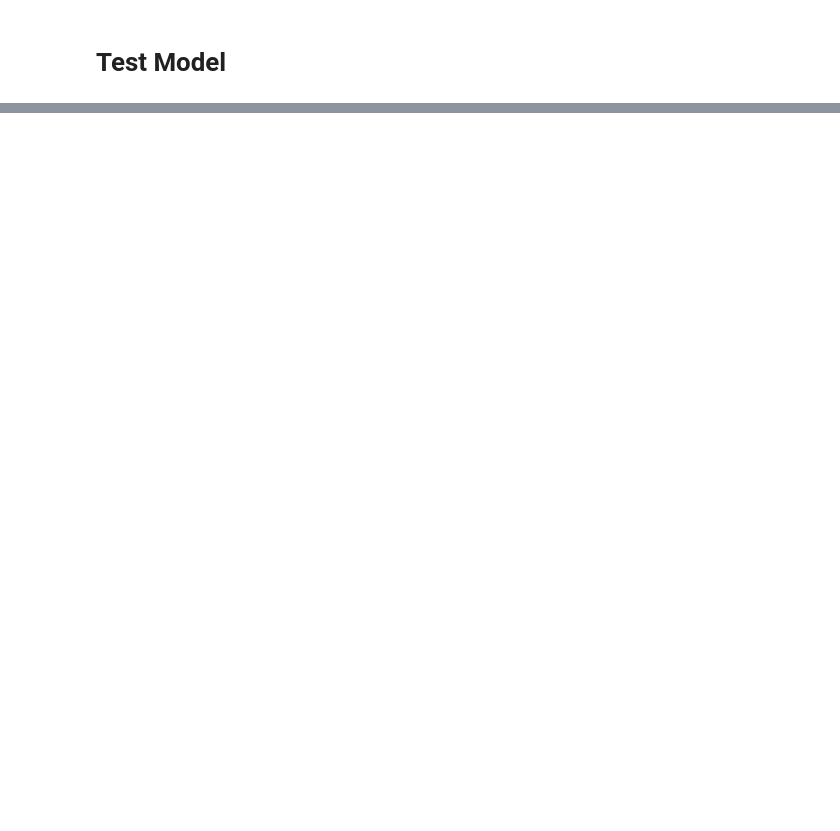
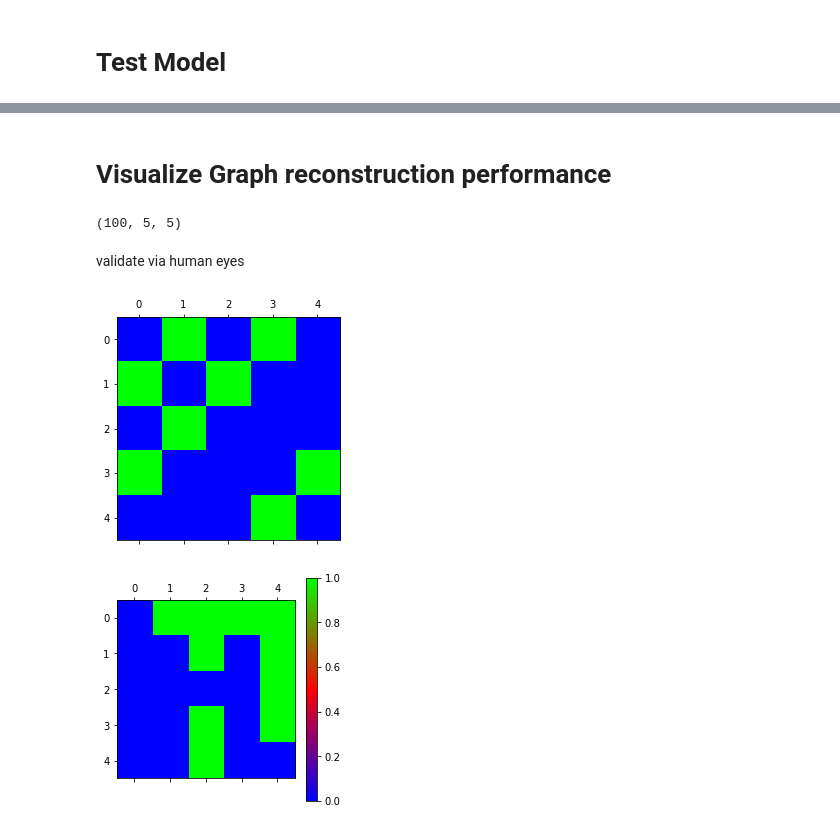
Before and after one commit to dayuyang1999/NRI_dup, a Jupyter notebook: train.ipynb, the cells around one changed output, grey strips where cells are left out. Cells and saved outputs as stored; diff of their text form; code cells hidden in the pictures; blank space fills up the shorter version.

```diff
--- a/train.ipynb
+++ b/train.ipynb
@@ -629,0 +848,2 @@ KeyboardInterrupt:
+# %% [markdown]
+# Visualize Graph reconstruction performance
@@ -629,0 +853,25 @@ KeyboardInterrupt:
+# %%
+num_atoms = 5
+# %%
+def add_diag(edges_train_single):
+    '''
+    edges_train_single: (20, ) nparray
+    '''
+    diag_idx = np.ravel_multi_index(np.where( np.eye(num_atoms)),[num_atoms, num_atoms])
+
+    added = np.insert(edges_train_single, diag_idx - range(0, diag_idx.shape[0]), 0, axis=0).reshape(num_atoms,num_atoms)
+
+    return added
+# %%
+edges_ori_reconst = np.apply_along_axis(add_diag, 1, relations_ori)
+edges_pred_reconst = np.apply_along_axis(add_diag, 1, relations_reconstruct)
+# %%
+edges_ori_reconst
+# %% [output]
+(100, 5, 5)
+# %%
+def plot_pair(mat1, mat2):
+    plt.matshow(mat1, cmap='brg', vmin=0, vmax=1)
+    plt.matshow(mat2, cmap='brg', vmin=0, vmax=1)
+    plt.colorbar()
+    plt.show()
@@ -629,0 +880,8 @@ KeyboardInterrupt:
+# %% [markdown]
+validate via human eyes
+# %%
+choice = random.randint(0, edges_ori_reconst.shape[0])
+plot_pair(edges_ori_reconst[choice,:], edges_pred_reconst[choice,:])
+# %% [output]
+[figure, added]
+[figure, added]
```
Also changed, not shown: parts of 11 cells of this notebook, 24 other files.
